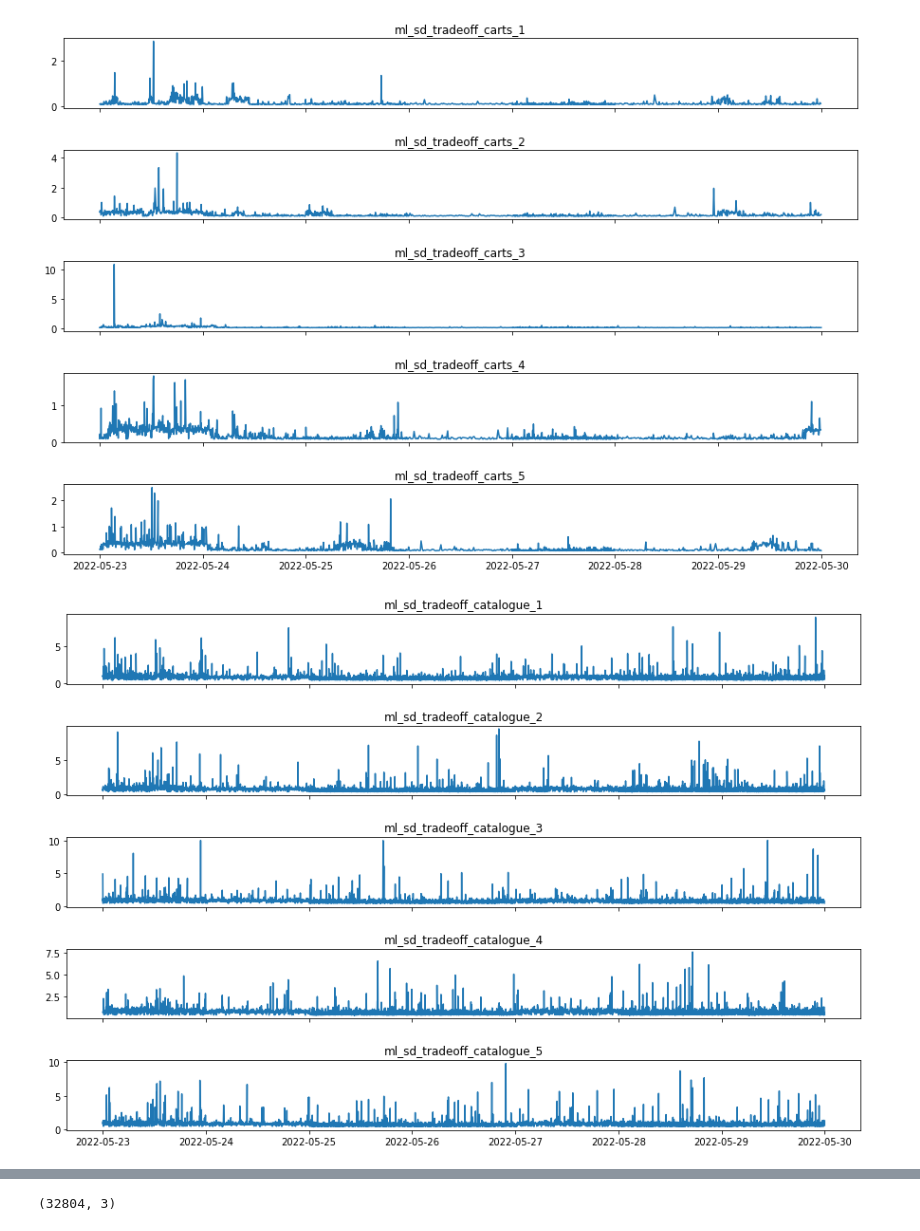
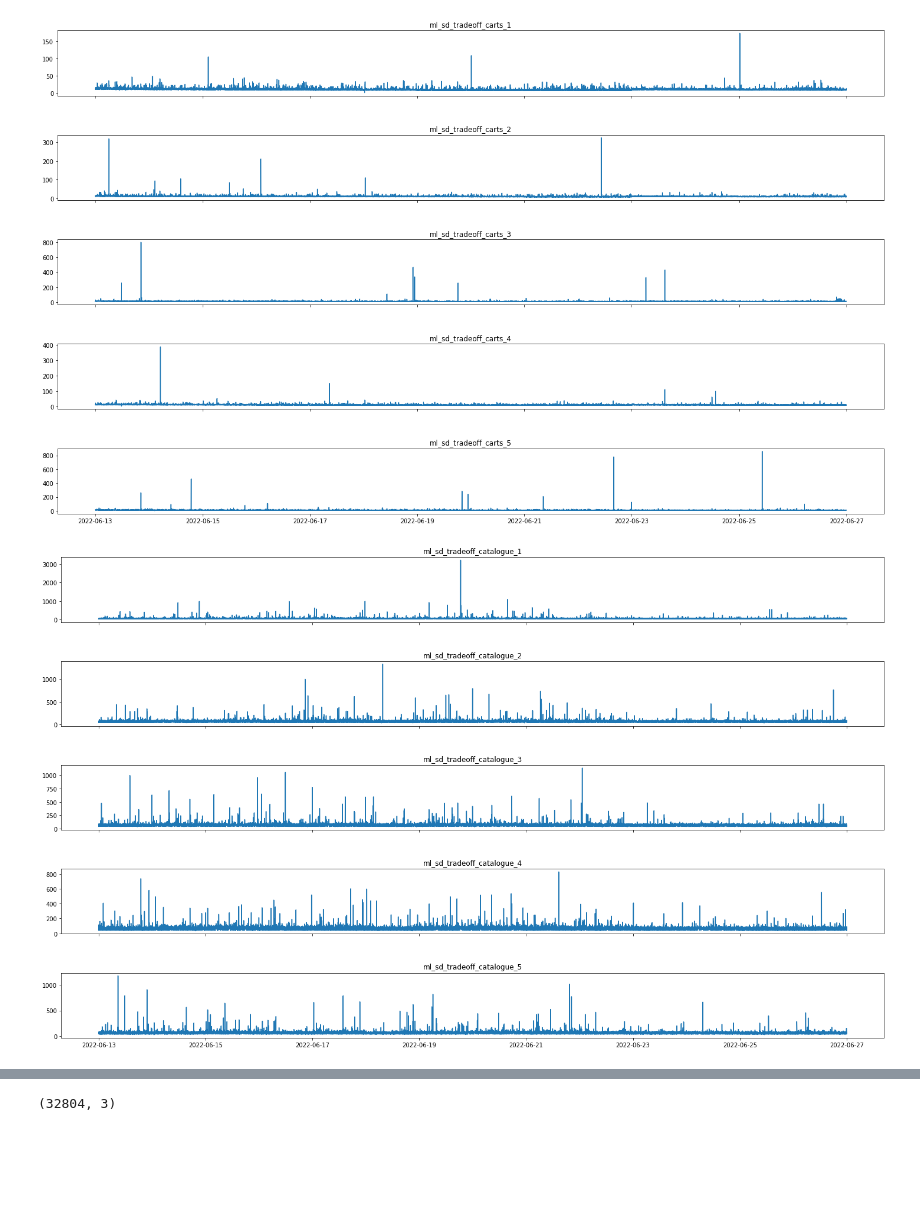
Before and after one commit to karthikv1392/ML_SD_Tradeoff, a Jupyter notebook: notebooks/rt_timeseries_training.ipynb, the cells around one changed output, grey strips where cells are left out. Saved outputs shown, nothing was run; the diff lists cells and outputs as text; code cells hidden in the pictures; blank space fills up the shorter version.

```diff
--- a/notebooks/rt_timeseries_training.ipynb
+++ b/notebooks/rt_timeseries_training.ipynb
@@ -69,7 +72,7 @@ def series_to_supervised(data, n_in=1, n_out=1, dropnan=True):
         agg.dropna(inplace=True)
     return agg
 # %%
-ids = np.arange(86,93)
+ids = np.arange(101,114+1)
 
 
 df = load_workloads(ids)
@@ -83,7 +86,7 @@ df['time_delta'] = df['time_delta']*1000*100
 # But more technically it’s a measure of how many standard deviations below or above the population
 # mean a raw score is.
 print(f"Shape: {df.shape}")
-# df = df[(np.abs(stats.zscore(df['time_delta'])) < 2)]
+# df = df[(np.abs(stats.zscore(df['time_delta'])) < 3)]
 print(f"Without outliers shape: {df.shape}")
 df.head(20)
 # %% [output]
@@ -121,35 +124,35 @@ histories = {}
 #
 # ONE PLOT PER INSTANCE CONTEXT
 #
 #
-plt.rcParams['figure.figsize'] = [15, 10]
+plt.rcParams['figure.figsize'] = [25, 15]
 
 for key in dfs:
 
     sub_dfs = {service_instance: sub_df for service_instance, sub_df in dfs[key].groupby(['service_instance'])}
 
     fig, ax = plt.subplots(5,1, sharex='col', sharey='row')
 
 
     # manage zeros value
 
     i = 0
 
     for key in sub_dfs:
         ax[i].set_title(key)
         # convert dataset in a compliant time series format
         grouper = sub_dfs[key].groupby([pd.Grouper(freq='1T'), 'service_instance'])
-        sub_df_ts = grouper.mean().unstack().fillna(0)
+        sub_df_ts = grouper.mean().unstack()
 
 
-        ax[i].plot(sub_df_ts)
+        ax[i].plot(sub_df_ts.iloc[:])
 
         i = i + 1
 
     plt.subplots_adjust(hspace=0.6)
 
 
     plt.show()
 # %% [output]
-[figure, old version]
+[figure, new version]
-[figure, old version]
+[figure, new version]
```
Also changed, not shown: parts of 4 cells of this notebook, 18 other files.
